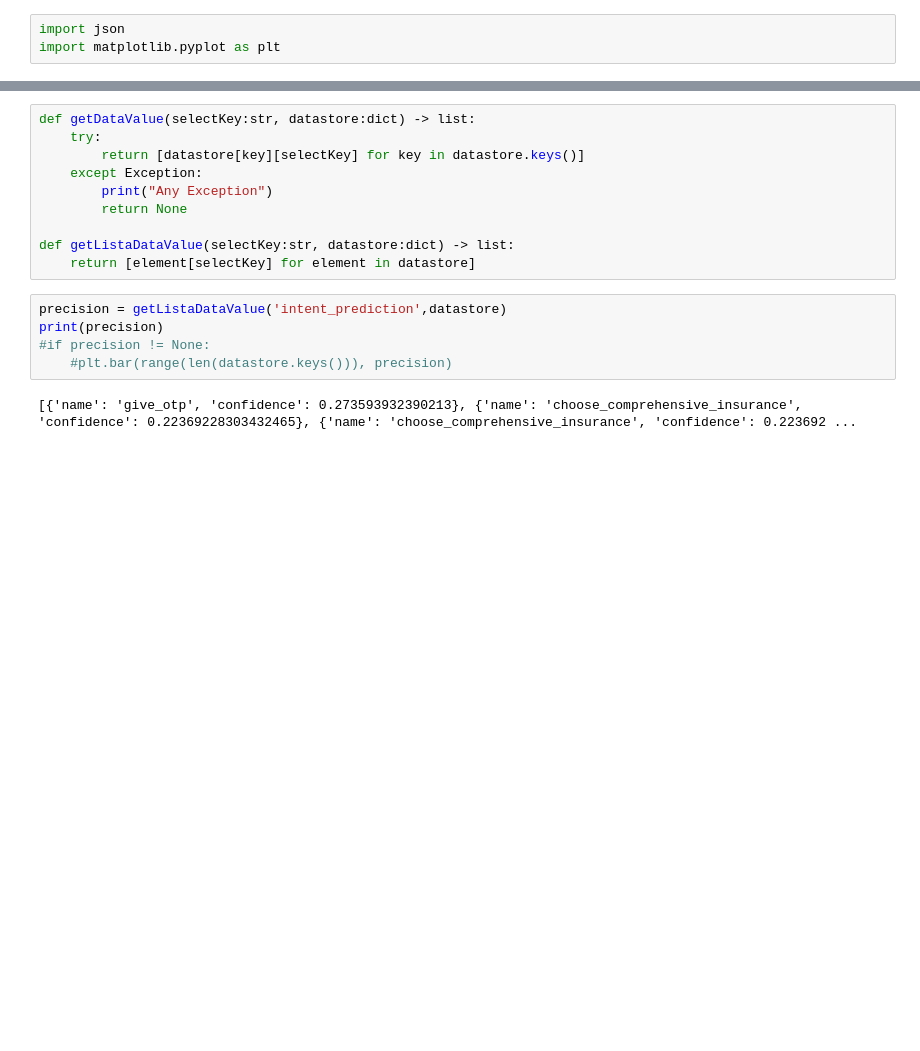
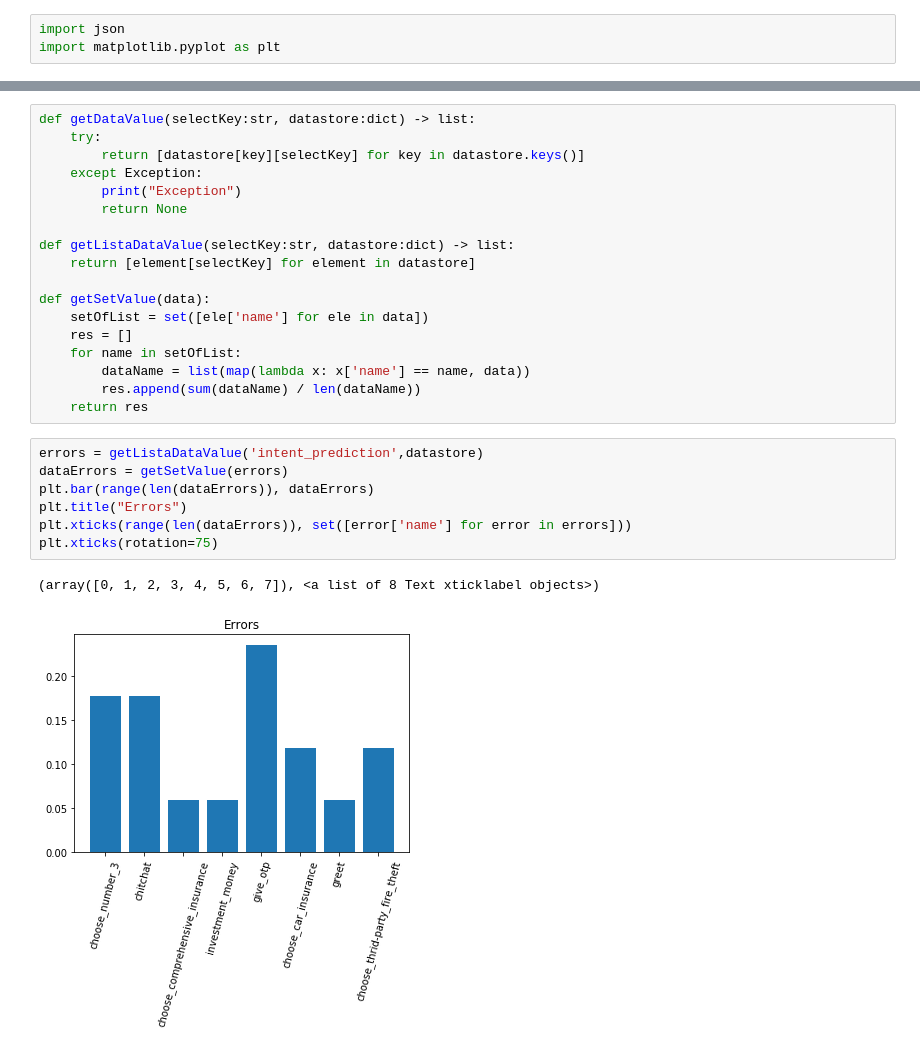
Before and after one commit to miguel-kjh/Sylvia, a Jupyter notebook: results/plot.ipynb, the cells around one changed output, grey strips where cells are left out. Cells and saved outputs as stored; diff of their text form; blank space fills up the shorter version.

```diff
--- a/results/plot.ipynb
+++ b/results/plot.ipynb
@@ -13,15 +14,26 @@ def getDataValue(selectKey:str, datastore:dict) -> list:
     try:
         return [datastore[key][selectKey] for key in datastore.keys()]
     except Exception:
-        print("Any Exception")
+        print("Exception")
         return None
 
 def getListaDataValue(selectKey:str, datastore:dict) -> list:
     return [element[selectKey] for element in datastore]
+
+def getSetValue(data):
+    setOfList = set([ele['name'] for ele in data])
+    res = []
+    for name in setOfList:
+        dataName = list(map(lambda x: x['name'] == name, data))
+        res.append(sum(dataName) / len(dataName))
+    return res
-# %%
-precision = getListaDataValue('intent_prediction',datastore)
-print(precision)
-#if precision != None:
-    #plt.bar(range(len(datastore.keys())), precision)
-# %% [output]
-[{'name': 'give_otp', 'confidence': 0.273593932390213}, {'name': 'choose_comprehensive_insurance', 'confidence': 0.22369228303432465}, {'name': 'choose_comprehensive_insurance', 'confidence': 0.223692 ...
+# %%
+errors = getListaDataValue('intent_prediction',datastore)
+dataErrors = getSetValue(errors)
+plt.bar(range(len(dataErrors)), dataErrors)
+plt.title("Errors")
+plt.xticks(range(len(dataErrors)), set([error['name'] for error in errors]))
+plt.xticks(rotation=75)
+# %% [output]
+(array([0, 1, 2, 3, 4, 5, 6, 7]), <a list of 8 Text xticklabel objects>)
+[figure, added]
```
Also changed, not shown: parts of 1 cell of this notebook, 13 other files.
